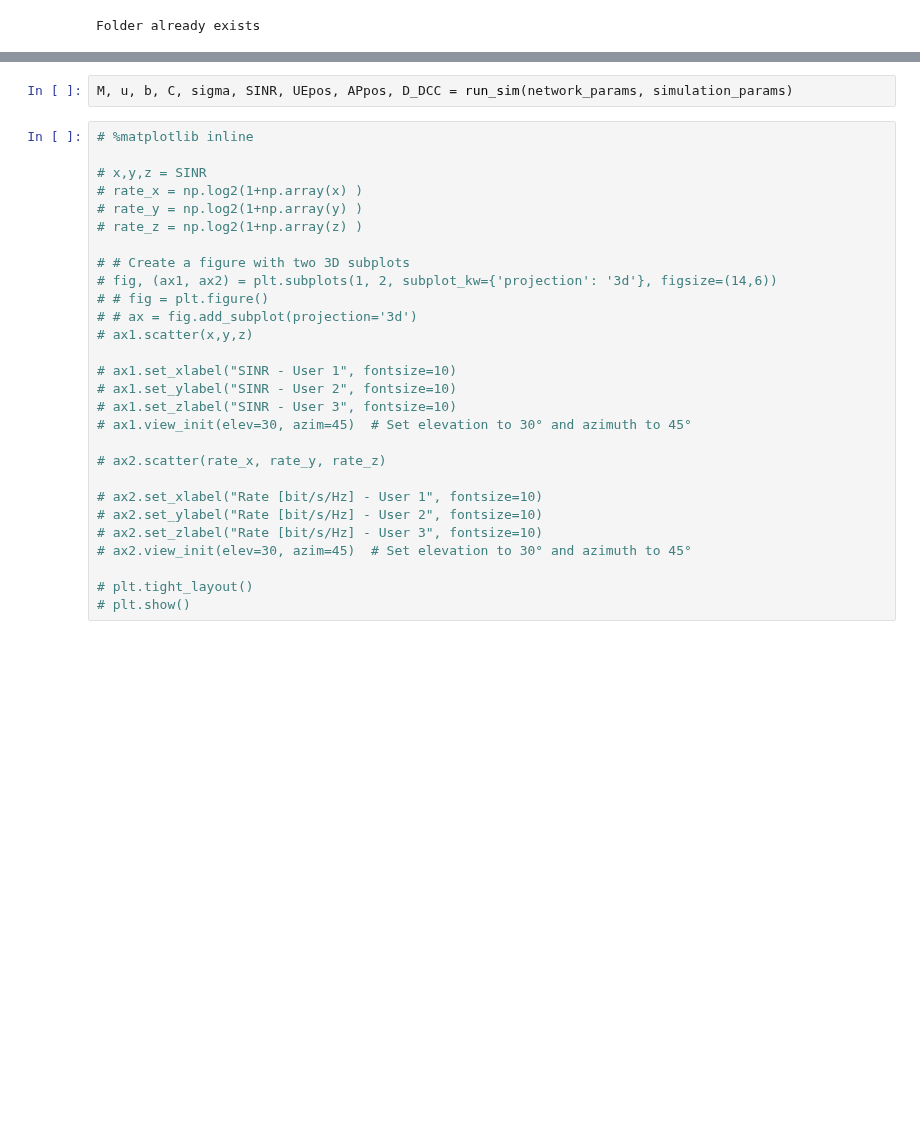
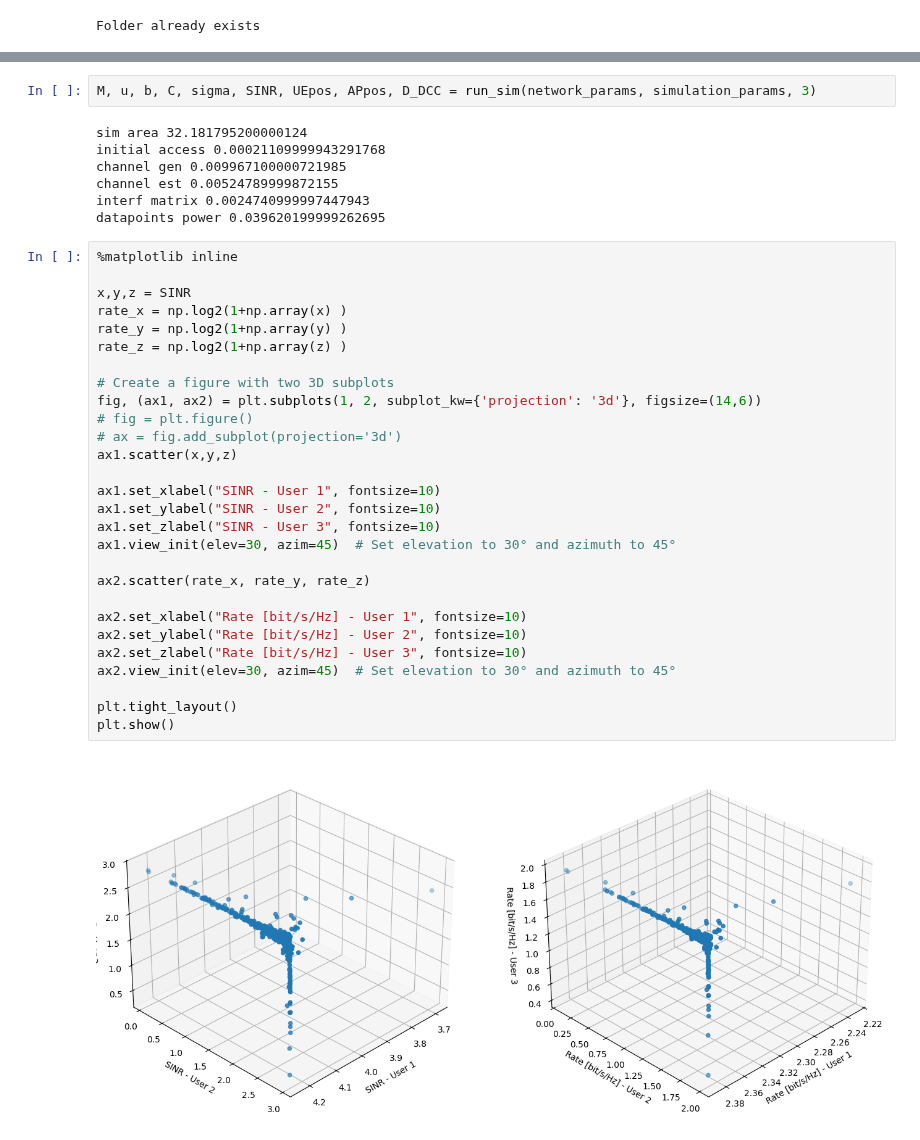
Before and after one commit to isabel-vs/masterthesis, a Jupyter notebook: sinr_region.ipynb, the cells around one changed output, grey strips where cells are left out. Saved outputs shown, nothing was run; the diff lists cells and outputs as text; blank space fills up the shorter version.

```diff
--- a/sinr_region.ipynb
+++ b/sinr_region.ipynb
@@ -88,33 +142,42 @@ simulation_params = {"setups": 1000,
 # %%
-M, u, b, C, sigma, SINR, UEpos, APpos, D_DCC = run_sim(network_params, simulation_params)
+M, u, b, C, sigma, SINR, UEpos, APpos, D_DCC = run_sim(network_params, simulation_params, 3)
+# %% [output]
+sim area 32.181795200000124
+initial access 0.00021109999943291768
+channel gen 0.009967100000721985
+channel est 0.00524789999872155
+interf matrix 0.0024740999997447943
+datapoints power 0.039620199999262695
 # %%
-# %matplotlib inline
+%matplotlib inline
 
-# x,y,z = SINR
-# rate_x = np.log2(1+np.array(x) )
-# rate_y = np.log2(1+np.array(y) )
-# rate_z = np.log2(1+np.array(z) )
+x,y,z = SINR
+rate_x = np.log2(1+np.array(x) )
+rate_y = np.log2(1+np.array(y) )
+rate_z = np.log2(1+np.array(z) )
 
-# # Create a figure with two 3D subplots
-# fig, (ax1, ax2) = plt.subplots(1, 2, subplot_kw={'projection': '3d'}, figsize=(14,6))
-# # fig = plt.figure()
-# # ax = fig.add_subplot(projection='3d')
-# ax1.scatter(x,y,z)
+# Create a figure with two 3D subplots
+fig, (ax1, ax2) = plt.subplots(1, 2, subplot_kw={'projection': '3d'}, figsize=(14,6))
+# fig = plt.figure()
+# ax = fig.add_subplot(projection='3d')
+ax1.scatter(x,y,z)
 
-# ax1.set_xlabel("SINR - User 1", fontsize=10)
-# ax1.set_ylabel("SINR - User 2", fontsize=10)
-# ax1.set_zlabel("SINR - User 3", fontsize=10)
-# ax1.view_init(elev=30, azim=45)  # Set elevation to 30° and azimuth to 45°
+ax1.set_xlabel("SINR - User 1", fontsize=10)
+ax1.set_ylabel("SINR - User 2", fontsize=10)
+ax1.set_zlabel("SINR - User 3", fontsize=10)
+ax1.view_init(elev=30, azim=45)  # Set elevation to 30° and azimuth to 45°
 
-# ax2.scatter(rate_x, rate_y, rate_z)
+ax2.scatter(rate_x, rate_y, rate_z)
 
-# ax2.set_xlabel("Rate [bit/s/Hz] - User 1", fontsize=10)
-# ax2.set_ylabel("Rate [bit/s/Hz] - User 2", fontsize=10)
-# ax2.set_zlabel("Rate [bit/s/Hz] - User 3", fontsize=10)
-# ax2.view_init(elev=30, azim=45)  # Set elevation to 30° and azimuth to 45°
+ax2.set_xlabel("Rate [bit/s/Hz] - User 1", fontsize=10)
+ax2.set_ylabel("Rate [bit/s/Hz] - User 2", fontsize=10)
+ax2.set_zlabel("Rate [bit/s/Hz] - User 3", fontsize=10)
+ax2.view_init(elev=30, azim=45)  # Set elevation to 30° and azimuth to 45°
 
-# plt.tight_layout()
-# plt.show()
+plt.tight_layout()
+plt.show()
+# %% [output]
+[figure, added]
 # %%
 K = network_params["K"]
 
```
Also changed, not shown: parts of 7 cells of this notebook, 2 other files.
